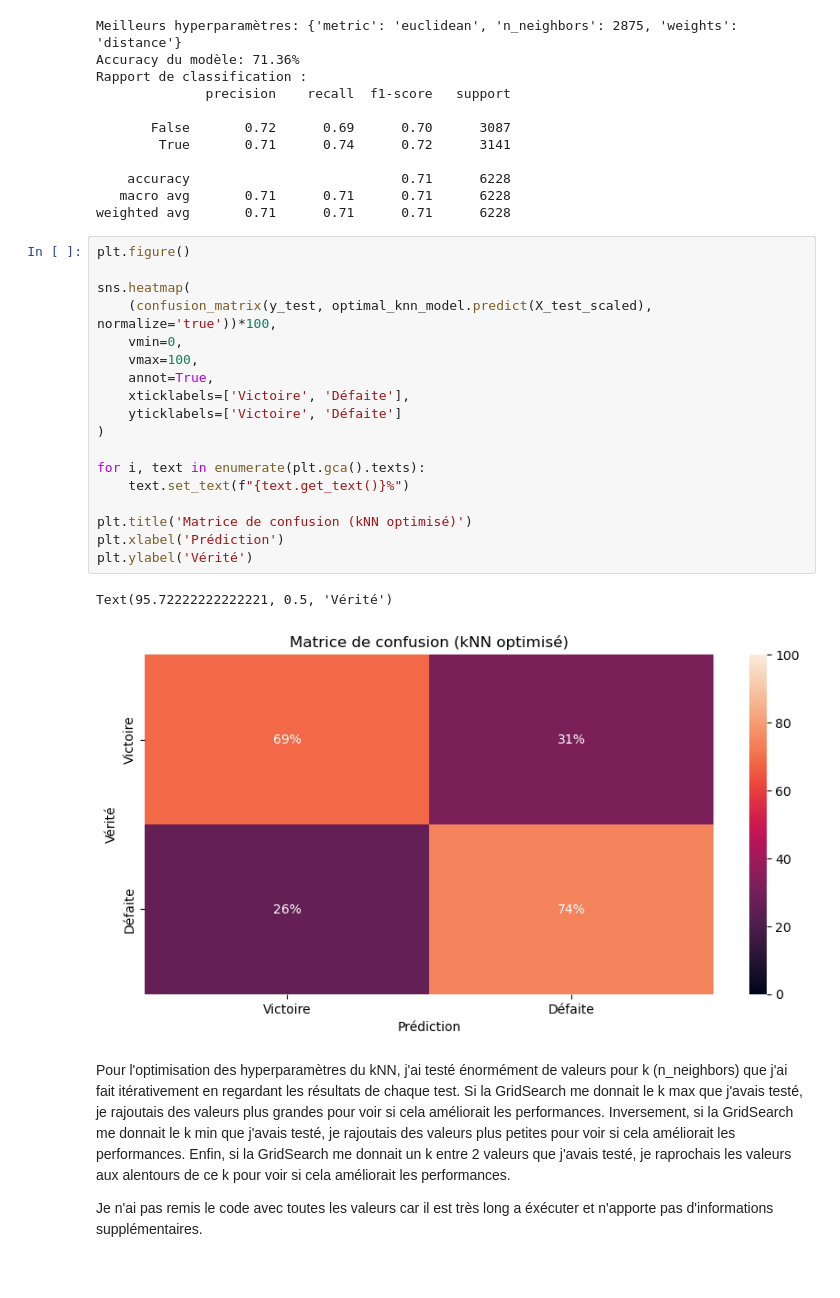
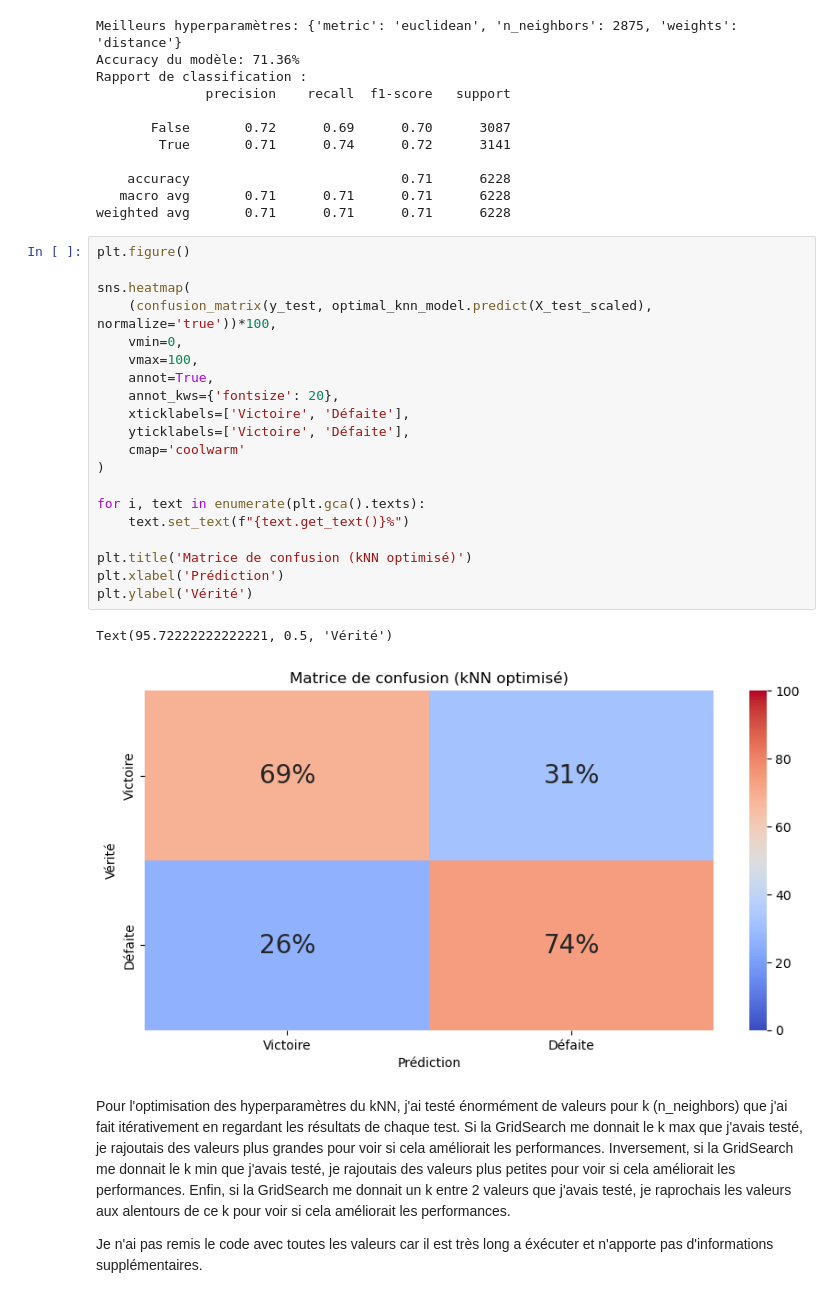
Before and after one commit to aarensberg/LeagueOfLegends-SoloQ-Predictions, a Jupyter notebook: analyses.ipynb, the cells around one changed output. Drawn from its saved outputs; the diff is of its cells as text.

```diff
--- a/analyses.ipynb
+++ b/analyses.ipynb
@@ -1076,24 +1090,26 @@ weighted avg       0.71      0.71      0.71      6228
 # %%
 plt.figure()
 
 sns.heatmap(
     (confusion_matrix(y_test, optimal_knn_model.predict(X_test_scaled), normalize='true'))*100,
     vmin=0,
     vmax=100,
     annot=True,
+    annot_kws={'fontsize': 20},
     xticklabels=['Victoire', 'Défaite'],
-    yticklabels=['Victoire', 'Défaite']
+    yticklabels=['Victoire', 'Défaite'],
+    cmap='coolwarm'
 )
 
 for i, text in enumerate(plt.gca().texts):
     text.set_text(f"{text.get_text()}%")
 
 plt.title('Matrice de confusion (kNN optimisé)')
 plt.xlabel('Prédiction')
 plt.ylabel('Vérité')
 # %% [output]
 Text(95.72222222222221, 0.5, 'Vérité')
-[figure, old version]
+[figure, new version]
 # %% [markdown]
 Pour l'optimisation des hyperparamètres du kNN, j'ai testé énormément de valeurs pour k (n_neighbors) que j'ai fait itérativement en regardant les résultats de chaque test. Si la GridSearch me donnait le k max que j'avais testé, je rajoutais des valeurs plus grandes pour voir si cela améliorait les performances. Inversement, si la GridSearch me donnait le k min que j'avais testé, je rajoutais des valeurs plus petites pour voir si cela améliorait les performances. Enfin, si la GridSearch me donnait un k entre 2 valeurs que j'avais testé, je raprochais les valeurs aux alentours de ce k pour voir si cela améliorait les performances.
 
```
Also changed, not shown: parts of 8 cells of this notebook.
